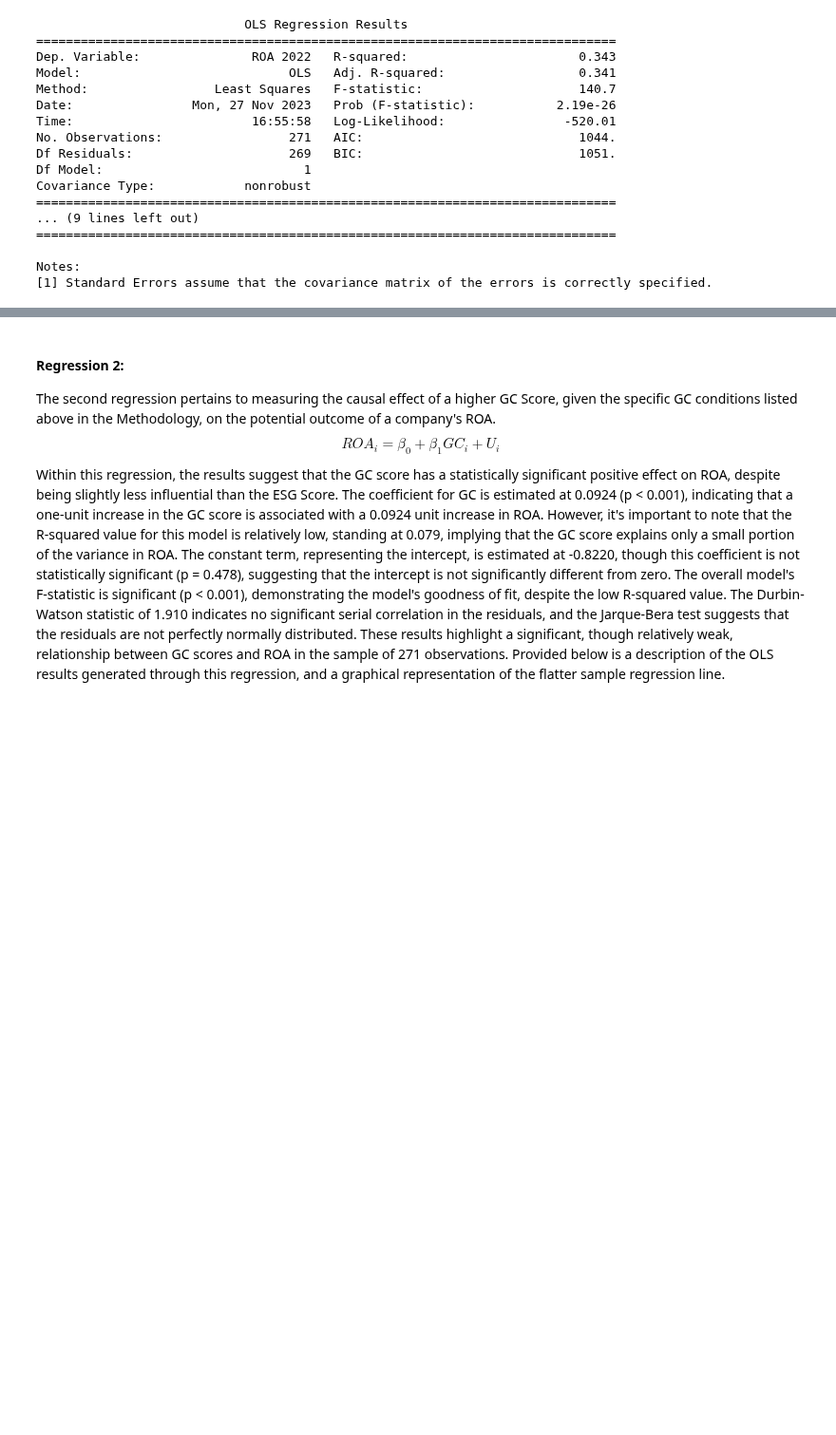
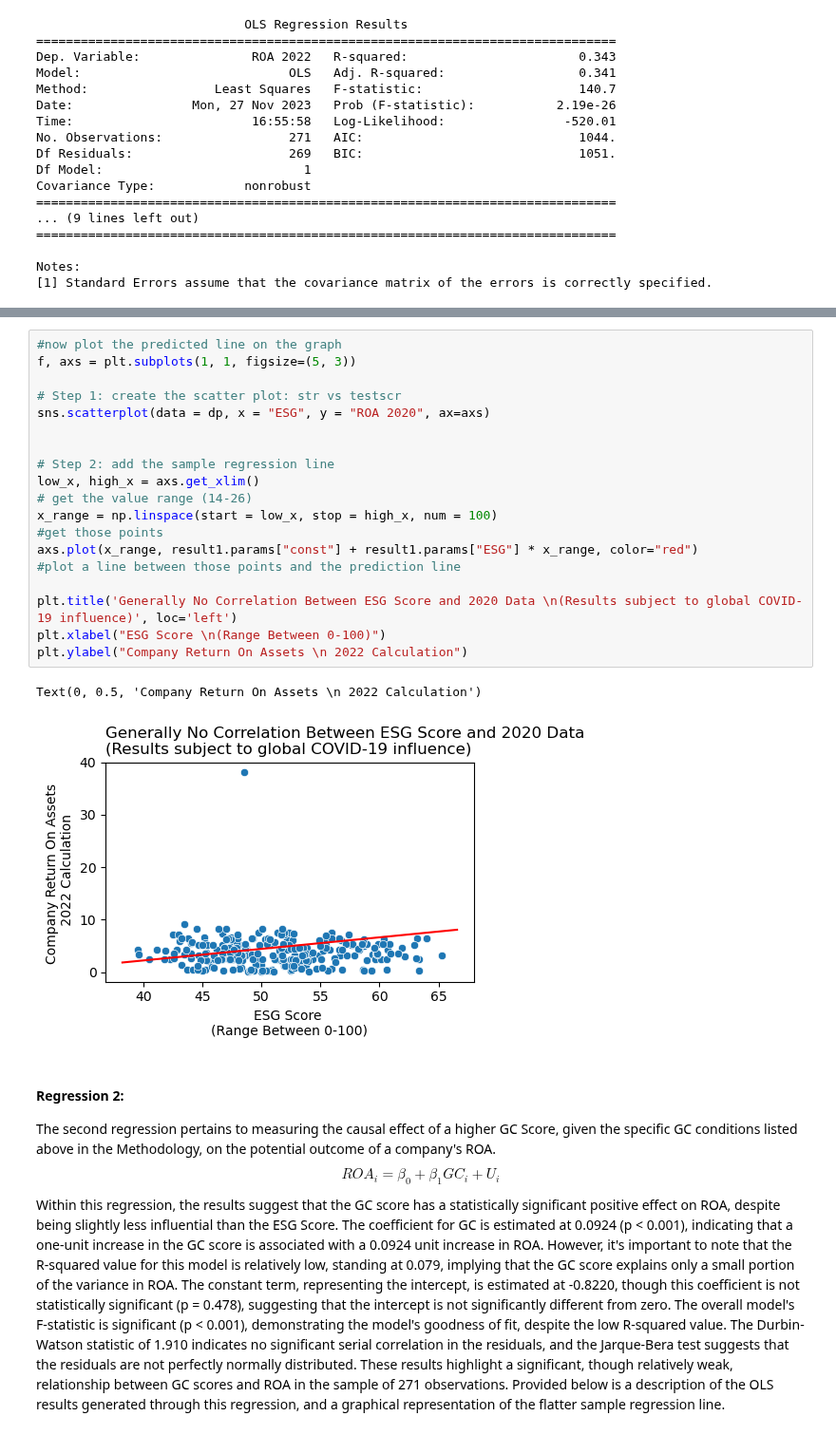
Before and after one commit to avnikadubey/as.180.369, a Jupyter notebook: contrib/avnikadubey/jupyterbook-avnikadubey/avnikadubey-paper.ipynb, the cells around one changed output, grey strips where cells are left out. Shown at 95% size. Saved outputs shown, nothing was run; the diff lists cells and outputs as text; blank space fills up the shorter version.

```diff
--- a/contrib/avnikadubey/jupyterbook-avnikadubey/avnikadubey-paper.ipynb
+++ b/contrib/avnikadubey/jupyterbook-avnikadubey/avnikadubey-paper.ipynb
@@ -394,3 +416,25 @@ Text(0, 0.5, 'Company Return On Assets \n 2022 Calculation')
+# %%
+#now plot the predicted line on the graph
+f, axs = plt.subplots(1, 1, figsize=(5, 3))
+
+# Step 1: create the scatter plot: str vs testscr
+sns.scatterplot(data = dp, x = "ESG", y = "ROA 2020", ax=axs)
+
+
+# Step 2: add the sample regression line
+low_x, high_x = axs.get_xlim()
+# get the value range (14-26)
+x_range = np.linspace(start = low_x, stop = high_x, num = 100)
+#get those points
+axs.plot(x_range, result1.params["const"] + result1.params["ESG"] * x_range, color="red")
+#plot a line between those points and the prediction line
+
+plt.title('Generally No Correlation Between ESG Score and 2020 Data \n(Results subject to global COVID-19 influence)', loc='left')
+plt.xlabel("ESG Score \n(Range Between 0-100)")
+plt.ylabel("Company Return On Assets \n 2022 Calculation")
+# %% [output]
+Text(0, 0.5, 'Company Return On Assets \n 2022 Calculation')
+[figure, added]
 # %% [markdown]
 #### Regression 2:
 The second regression pertains to measuring the causal effect of a higher GC Score, given the specific GC conditions listed above in the Methodology, on the potential outcome of a company's ROA.
```
Also changed, not shown: parts of 4 cells of this notebook.
